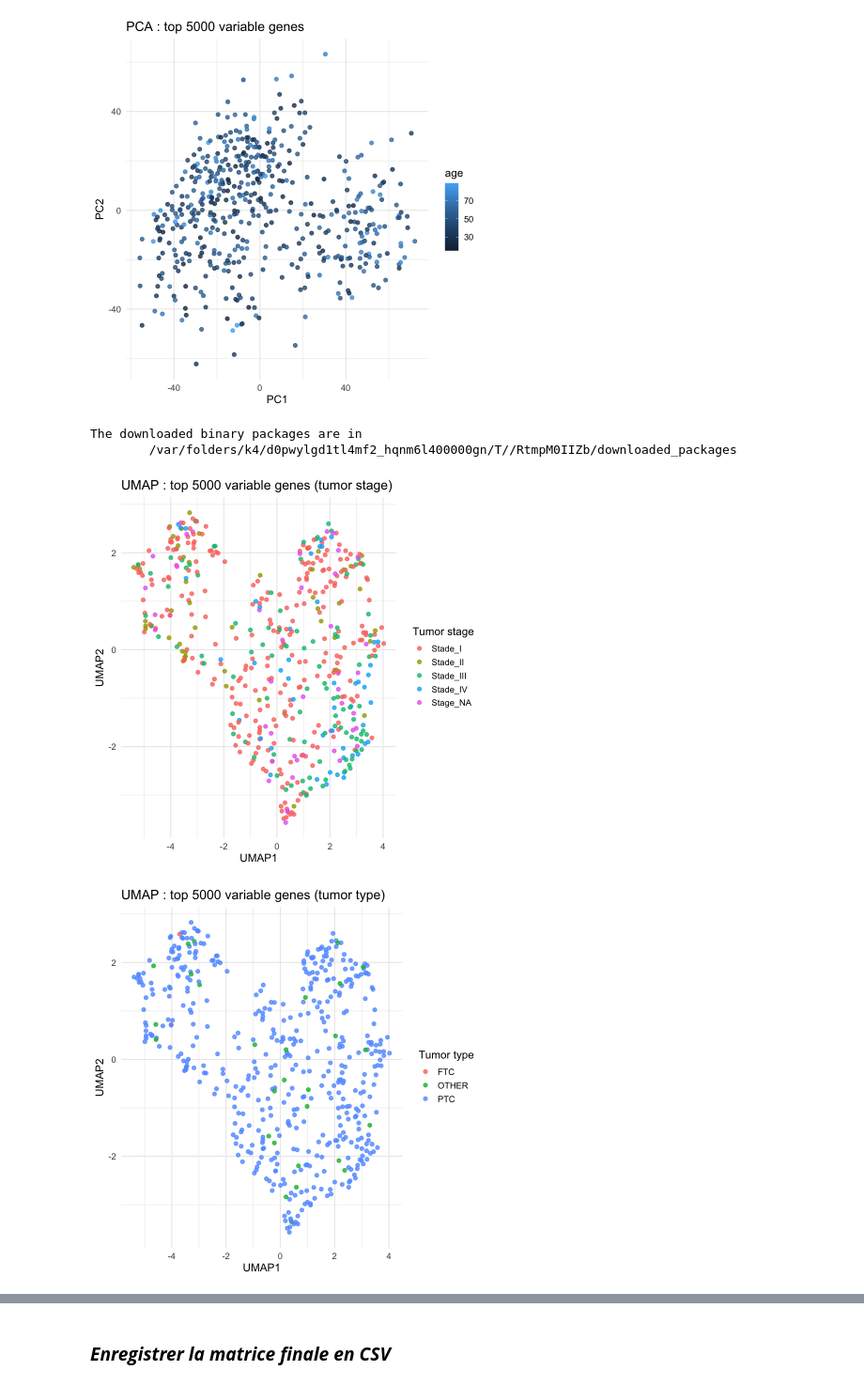
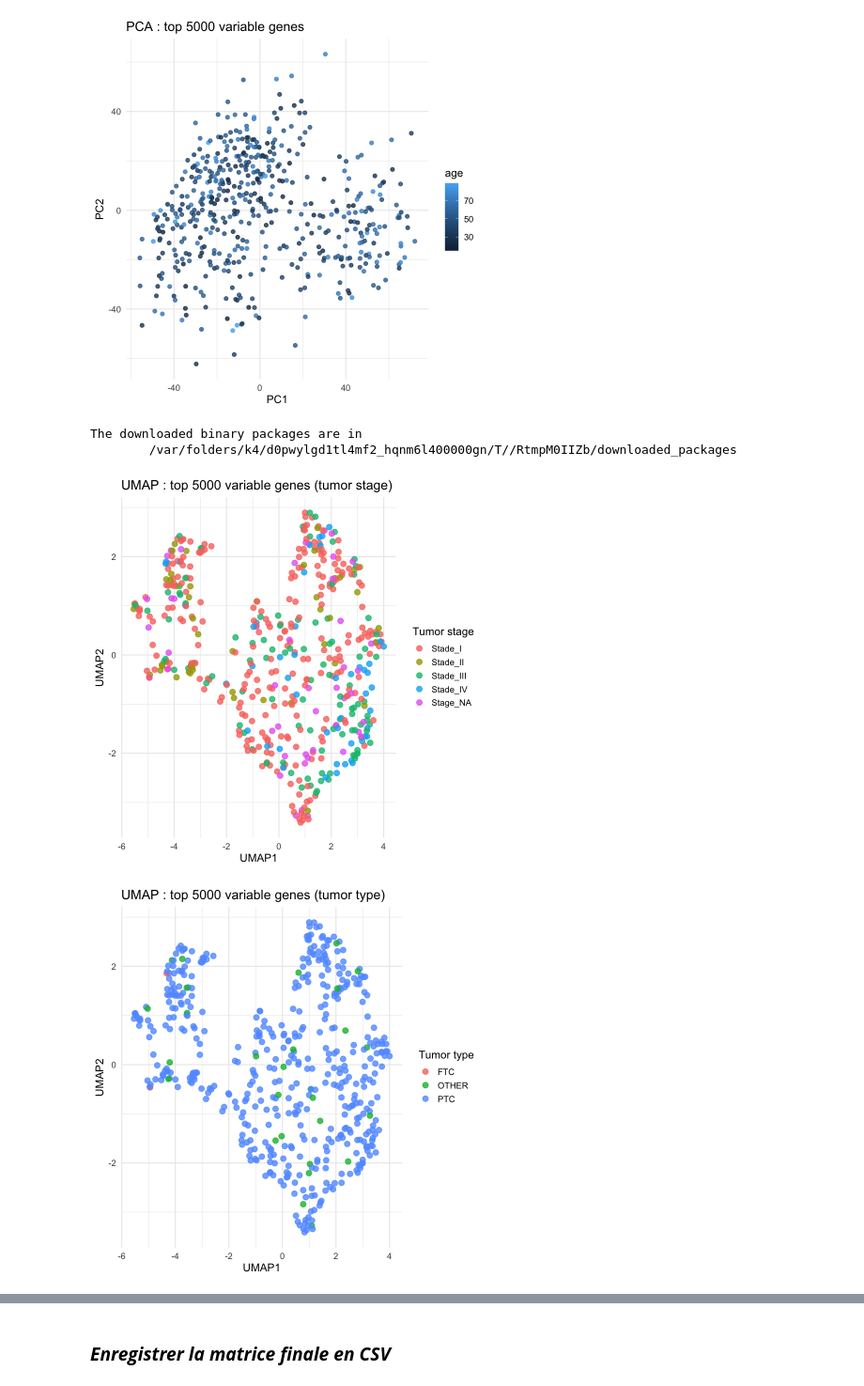
Before and after one commit to elodiehusson/Deep-Learning-Project, a Jupyter notebook: script/expression matrix finale.ipynb, the cells around one changed output, grey strips where cells are left out. Shown at 94% size. Saved outputs shown, nothing was run; the diff lists cells and outputs as text; code cells hidden in the pictures.

Commit message:
fin UMAP sur R

```diff
--- a/script/expression matrix finale.ipynb
+++ b/script/expression matrix finale.ipynb
@@ -592,31 +592,31 @@ Cumulative Proportion  1.00000 1.000e+00
 # %%
 install.packages("uwot")
 library(uwot)
 
 set.seed(42)
 umap_res <- umap(
   t(expr_filt),
-  n_neighbors = 15,
-  min_dist = 0.2,
+  n_neighbors = 13,
+  min_dist = 0.15,
   metric = "cosine"
 )
 
 umap_df <- data.frame(
   UMAP1 = umap_res[,1],
   UMAP2 = umap_res[,2],
   stage = metadata_patients$stage_simple,
   type = metadata_patients$cancer_type,
   mutation = metadata_patients$mutation_group,
   sex = metadata_patients$sex_short,
   age = metadata_patients$age_years)
 
-ggplot(umap_df, aes(UMAP1, UMAP2, color = stage)) + geom_point(size = 2, alpha = 0.8) + theme_minimal(base_size = 14) + labs( title = "UMAP : top 5000 variable genes (tumor stage)", color = "Tumor stage")
-ggplot(umap_df, aes(UMAP1, UMAP2, color = type)) + geom_point(size = 2, alpha = 0.8) + theme_minimal(base_size = 14) + labs( title = "UMAP : top 5000 variable genes (tumor type)", color = "Tumor type")
-ggplot(umap_df, aes(UMAP1, UMAP2, color = mutation)) + geom_point(size = 2, alpha = 0.8) + theme_minimal(base_size = 14) + labs( title = "UMAP : top 5000 variable genes (mutation)", color = "mutation")
-ggplot(umap_df, aes(UMAP1, UMAP2, color = sex)) + geom_point(size = 2, alpha = 0.8) + theme_minimal(base_size = 14) + labs( title = "UMAP : top 5000 variable genes (sex)", color = "sex")
-ggplot(umap_df, aes(UMAP1, UMAP2, color = age)) + geom_point(size = 2, alpha = 0.8) + theme_minimal(base_size = 14) + labs( title = "UMAP : top 5000 variable genes (age)", color = "age")
+ggplot(umap_df, aes(UMAP1, UMAP2, color = stage)) + geom_point(size = 3, alpha = 0.8) + theme_minimal(base_size = 14) + labs( title = "UMAP : top 5000 variable genes (tumor stage)", color = "Tumor stage")
+ggplot(umap_df, aes(UMAP1, UMAP2, color = type)) + geom_point(size = 3, alpha = 0.8) + theme_minimal(base_size = 14) + labs( title = "UMAP : top 5000 variable genes (tumor type)", color = "Tumor type")
+ggplot(umap_df, aes(UMAP1, UMAP2, color = mutation)) + geom_point(size = 3, alpha = 0.8) + theme_minimal(base_size = 14) + labs( title = "UMAP : top 5000 variable genes (mutation)", color = "mutation")
+ggplot(umap_df, aes(UMAP1, UMAP2, color = sex)) + geom_point(size = 3, alpha = 0.8) + theme_minimal(base_size = 14) + labs( title = "UMAP : top 5000 variable genes (sex)", color = "sex")
+ggplot(umap_df, aes(UMAP1, UMAP2, color = age)) + geom_point(size = 3, alpha = 0.8) + theme_minimal(base_size = 14) + labs( title = "UMAP : top 5000 variable genes (age)", color = "age")
 # %% [output]
 The downloaded binary packages are in
         /var/folders/k4/d0pwylgd1tl4mf2_hqnm6l400000gn/T//RtmpM0IIZb/downloaded_packages
-[figure, old version]
+[figure, new version]
-[figure, old version]
+[figure, new version]
```
Also changed, not shown: parts of 1 cell of this notebook.
